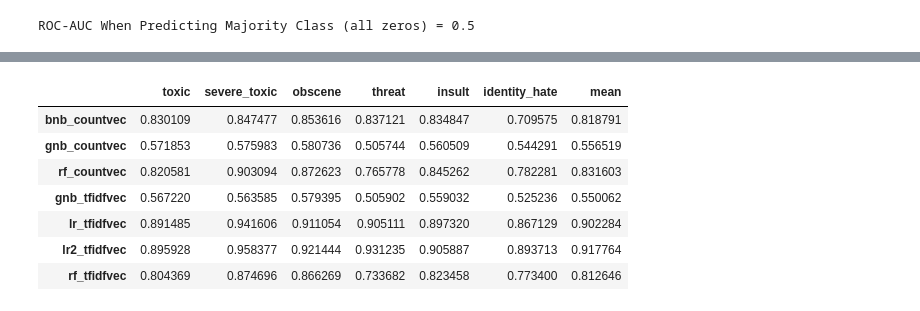
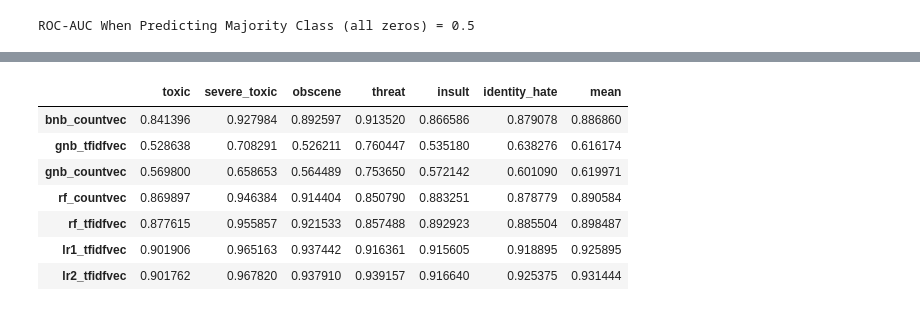
Before and after one commit to avidkenil/ml_project, a Jupyter notebook: src/modeling.ipynb, the cells around one changed output, grey strips where cells are left out. Drawn from its saved outputs; the diff is of its cells as text; code cells hidden in the pictures.

```diff
--- a/src/modeling.ipynb
+++ b/src/modeling.ipynb
@@ -239,15 +216,35 @@ gnb_tfidf = BinaryRelevance(GaussianNB())
 gnb_tfidf.fit(X_train_val_tfidf, y_train_val)
 predictions_gnb_tfidf = gnb_tfidf.predict_proba(X_test_tfidf)
 
-# Fit individual GaussianNB models for each target with TF-IDF Vectorizer
-lr_tfidf = BinaryRelevance(LogisticRegression(penalty='l1'))
-lr_tfidf.fit(X_train_val_tfidf, y_train_val)
-predictions_lr_tfidf = lr_tfidf.predict_proba(X_test_tfidf)
+# Fit individual Logistic Regression+l1 models for each target with TF-IDF Vectorizer
+lr1_tfidf = BinaryRelevance(LogisticRegression(penalty='l1'))
+lr1_tfidf.fit(X_train_val_tfidf, y_train_val)
+predictions_lr1_tfidf = lr1_tfidf.predict_proba(X_test_tfidf)
 
-# Fit individual GaussianNB models for each target with TF-IDF Vectorizer
+# Fit individual Logistic Regression+l2 models for each target with TF-IDF Vectorizer
 lr2_tfidf = BinaryRelevance(LogisticRegression(penalty='l2'))
 lr2_tfidf.fit(X_train_val_tfidf, y_train_val)
 predictions_lr2_tfidf = lr2_tfidf.predict_proba(X_test_tfidf)
+
+# Fit RandomForestClassifier for each target with Count Vectorizer
+rf_countvec = RandomForestClassifier(n_estimators=100)
+rf_countvec.fit(X_train_val_countvec, y_train_val)
+probabilities_rf_countvec = rf_countvec.predict_proba(X_test_countvec)
+
+# Fit RandomForestClassifier for each target with TF-IDF Vectorizer
+rf_tfidf = RandomForestClassifier(n_estimators=100)
+rf_tfidf.fit(X_train_val_tfidf, y_train_val)
+probabilities_rf_tfidf = rf_tfidf.predict_proba(X_test_tfidf)
+
+# # Fit XGBClassifier for each target with Count Vectorizer
+# xgb_countvec = BinaryRelevance(XGBClassifier(n_estimators=1))
+# xgb_countvec.fit(X_train_val_countvec, y_train_val)
+# predictions_xgb_countvec = xgb_countvec.predict_proba(X_test_countvec)
+
+# # Fit XGBClassifier for each target with TF-IDF Vectorizer
+# xgb_tfidf = BinaryRelevance(XGBClassifier(n_estimators=1))
+# xgb_tfidf.fit(X_train_val_tfidf, y_train_val)
+# predictions_xgb_tfidf = xgb_tfidf.predict_proba(X_test_tfidf)
 
 
 # # Fit individual GaussianNB models for each target with TF-IDF Vectorizer
@@ -266,10 +263,10 @@ probabilities_gnb_countvec = np.squeeze(np.asarray(predictions_gnb_countvec.tode
 probabilities_gnb_tfidf = np.squeeze(np.asarray(predictions_gnb_tfidf.todense()))
 
 
-# Predict probabilities of each class for TF-IDF Vectorizer (LogisticRegression)
-probabilities_lr_tfidf = np.squeeze(np.asarray(predictions_lr_tfidf.todense()))
+# Predict probabilities of each class for TF-IDF Vectorizer (LogisticRegression+l1)
+probabilities_lr1_tfidf = np.squeeze(np.asarray(predictions_lr1_tfidf.todense()))
 
-# Predict probabilities of each class for TF-IDF Vectorizer (LogisticRegression)
+# Predict probabilities of each class for TF-IDF Vectorizer (LogisticRegression+l2)
 probabilities_lr2_tfidf = np.squeeze(np.asarray(predictions_lr2_tfidf.todense()))
 
 # # Predict probabilities of each class for TF-IDF Vectorizer (SVC(linear kernel))
@@ -436,25 +482,26 @@ ROC-AUC for RandomForest with TfIdf Vectorizer = 0.8126
 # %%
 aucs = pd.DataFrame()
 aucs['bnb_countvec'] = auc_bnb_countvec
+aucs['gnb_tfidfvec'] = auc_gnb_tfidf
 aucs['gnb_countvec'] = auc_gnb_countvec
 aucs['rf_countvec'] = auc_rf_countvec
-aucs['gnb_tfidfvec'] = auc_gnb_tfidf
-aucs['lr_tfidfvec'] = auc_lr_tfidf
+aucs['rf_tfidfvec'] = auc_rf_tfidf
+aucs['lr1_tfidfvec'] = auc_lr1_tfidf
 aucs['lr2_tfidfvec'] = auc_lr2_tfidf
-aucs['rf_tfidfvec'] = auc_rf_tfidf
-
+# aucs['xgb_countvec'] = auc_xgb_countvec
+# aucs['xgb_tfidfvec'] = auc_xgb_tfidf
 # aucs['svc_tfidfvec'] = auc_svc_tfidf
 
 aucs = aucs.T
 aucs.columns = target_cols
 aucs['mean'] = np.mean(aucs[target_cols], axis=1)
 aucs
 # %% [output]
 |  | toxic | severe_toxic | obscene | threat | insult | identity_hate | mean |
-| bnb_countvec | 0.830109 | 0.847477 | 0.853616 | 0.837121 | 0.834847 | 0.709575 | 0.818791 |
-| gnb_countvec | 0.571853 | 0.575983 | 0.580736 | 0.505744 | 0.560509 | 0.544291 | 0.556519 |
-| rf_countvec | 0.820581 | 0.903094 | 0.872623 | 0.765778 | 0.845262 | 0.782281 | 0.831603 |
-| gnb_tfidfvec | 0.567220 | 0.563585 | 0.579395 | 0.505902 | 0.559032 | 0.525236 | 0.550062 |
-| lr_tfidfvec | 0.891485 | 0.941606 | 0.911054 | 0.905111 | 0.897320 | 0.867129 | 0.902284 |
-| lr2_tfidfvec | 0.895928 | 0.958377 | 0.921444 | 0.931235 | 0.905887 | 0.893713 | 0.917764 |
-| rf_tfidfvec | 0.804369 | 0.874696 | 0.866269 | 0.733682 | 0.823458 | 0.773400 | 0.812646 |
+| bnb_countvec | 0.841396 | 0.927984 | 0.892597 | 0.913520 | 0.866586 | 0.879078 | 0.886860 |
+| gnb_tfidfvec | 0.528638 | 0.708291 | 0.526211 | 0.760447 | 0.535180 | 0.638276 | 0.616174 |
+| gnb_countvec | 0.569800 | 0.658653 | 0.564489 | 0.753650 | 0.572142 | 0.601090 | 0.619971 |
+| rf_countvec | 0.869897 | 0.946384 | 0.914404 | 0.850790 | 0.883251 | 0.878779 | 0.890584 |
+| rf_tfidfvec | 0.877615 | 0.955857 | 0.921533 | 0.857488 | 0.892923 | 0.885504 | 0.898487 |
+| lr1_tfidfvec | 0.901906 | 0.965163 | 0.937442 | 0.916361 | 0.915605 | 0.918895 | 0.925895 |
+| lr2_tfidfvec | 0.901762 | 0.967820 | 0.937910 | 0.939157 | 0.916640 | 0.925375 | 0.931444 |
```
Also changed, not shown: parts of 13 cells of this notebook.
